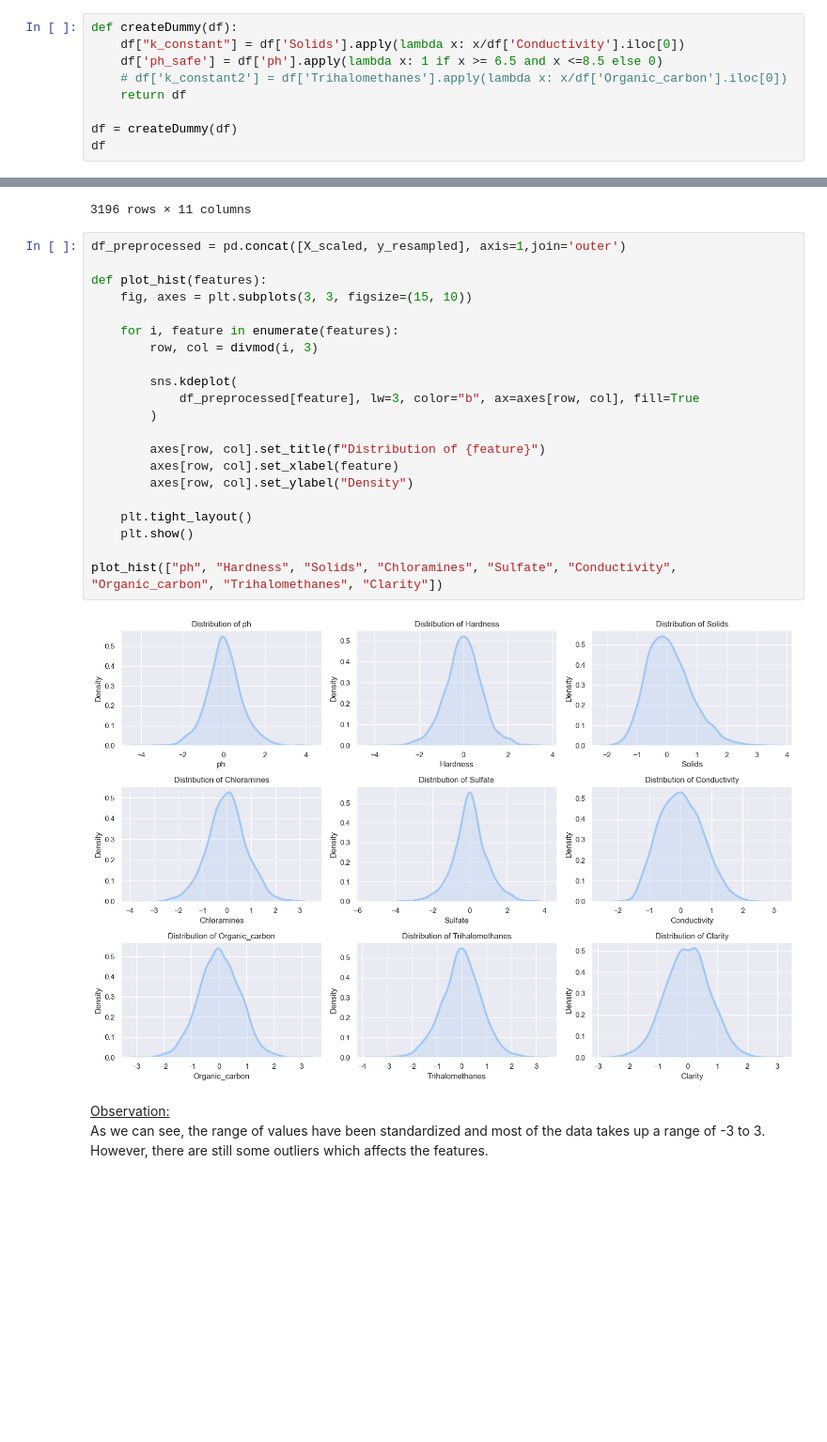
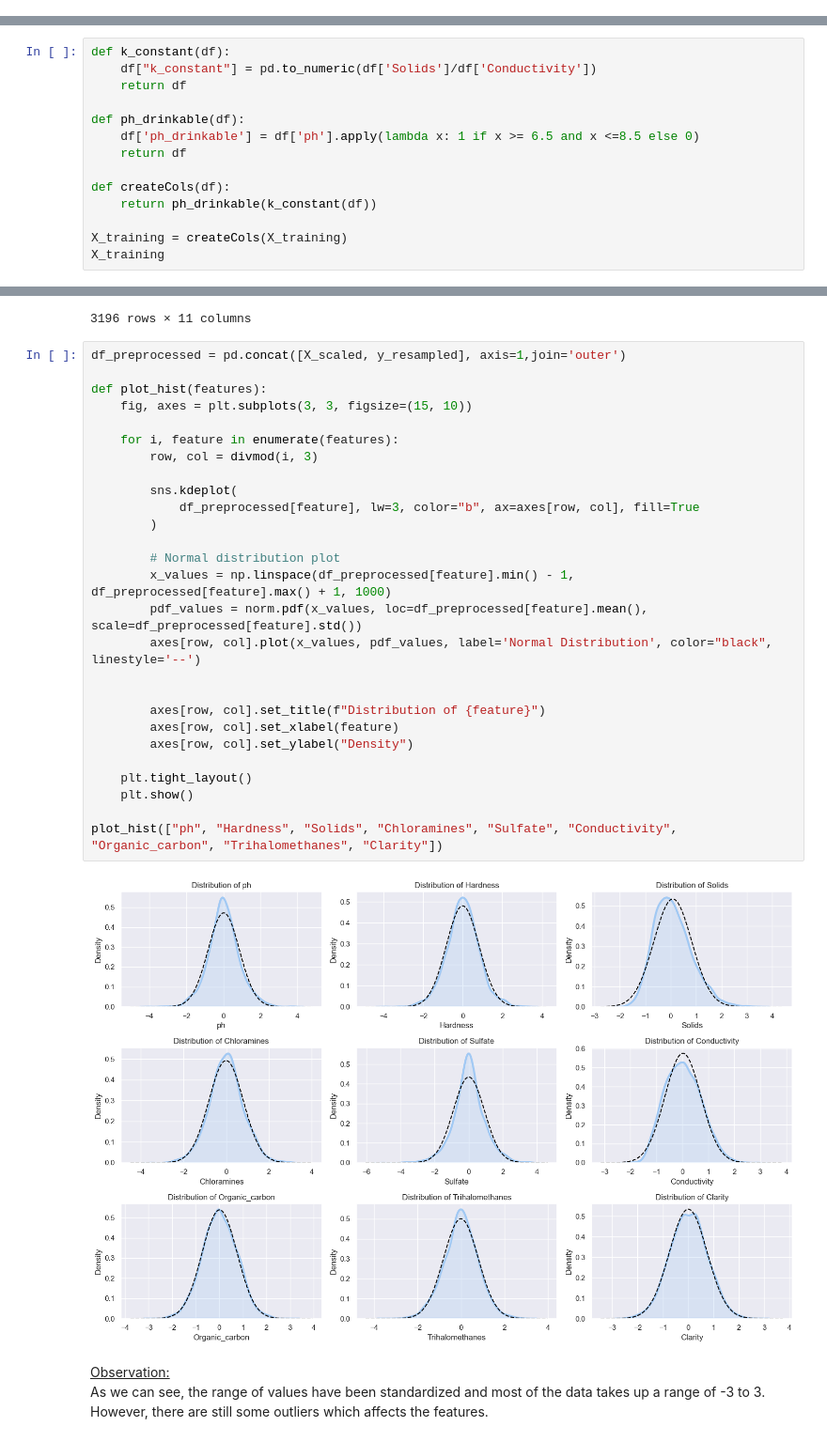
Before and after one commit to y0ngjie/AIML-ST1511-CA1, a Jupyter notebook: CA1-Classification.ipynb, the cells around one changed output, grey strips where cells are left out. Shown at 94% size. Cells and saved outputs as stored; diff of their text form; blank space fills up the shorter version.

```diff
--- a/CA1-Classification.ipynb
+++ b/CA1-Classification.ipynb
@@ -271,9 +350,0 @@ plt.show()
-# %%
-def createDummy(df):
-    df["k_constant"] = df['Solids'].apply(lambda x: x/df['Conductivity'].iloc[0])
-    df['ph_safe'] = df['ph'].apply(lambda x: 1 if x >= 6.5 and x <=8.5 else 0)
-    # df['k_constant2'] = df['Trihalomethanes'].apply(lambda x: x/df['Organic_carbon'].iloc[0])
-    return df
-
-df = createDummy(df)
-df
@@ -350,0 +430,14 @@ dtype: int64
+# %%
+def k_constant(df):
+    df["k_constant"] = pd.to_numeric(df['Solids']/df['Conductivity'])
+    return df
+
+def ph_drinkable(df):
+    df['ph_drinkable'] = df['ph'].apply(lambda x: 1 if x >= 6.5 and x <=8.5 else 0)
+    return df
+
+def createCols(df):
+    return ph_drinkable(k_constant(df))
+
+X_training = createCols(X_training)
+X_training
@@ -426,26 +541,32 @@ X_scaled
 # %%
 df_preprocessed = pd.concat([X_scaled, y_resampled], axis=1,join='outer')
 
 def plot_hist(features):
     fig, axes = plt.subplots(3, 3, figsize=(15, 10))
 
     for i, feature in enumerate(features):
         row, col = divmod(i, 3)
 
         sns.kdeplot(
             df_preprocessed[feature], lw=3, color="b", ax=axes[row, col], fill=True
         )
 
+        # Normal distribution plot
+        x_values = np.linspace(df_preprocessed[feature].min() - 1, df_preprocessed[feature].max() + 1, 1000)
+        pdf_values = norm.pdf(x_values, loc=df_preprocessed[feature].mean(), scale=df_preprocessed[feature].std())
+        axes[row, col].plot(x_values, pdf_values, label='Normal Distribution', color="black", linestyle='--')
+
+
         axes[row, col].set_title(f"Distribution of {feature}")
         axes[row, col].set_xlabel(feature)
         axes[row, col].set_ylabel("Density")
 
     plt.tight_layout()
     plt.show()
 
 plot_hist(["ph", "Hardness", "Solids", "Chloramines", "Sulfate", "Conductivity", "Organic_carbon", "Trihalomethanes", "Clarity"])
 # %% [output]
-[figure, old version]
+[figure, new version]
 # %% [markdown]
 <u>Observation:</u><br>
 As we can see, the range of values have been standardized and most of the data takes up a range of -3 to 3. However, there are still some outliers which affects the features.
```
Also changed, not shown: parts of 68 cells of this notebook, 1 other file.
